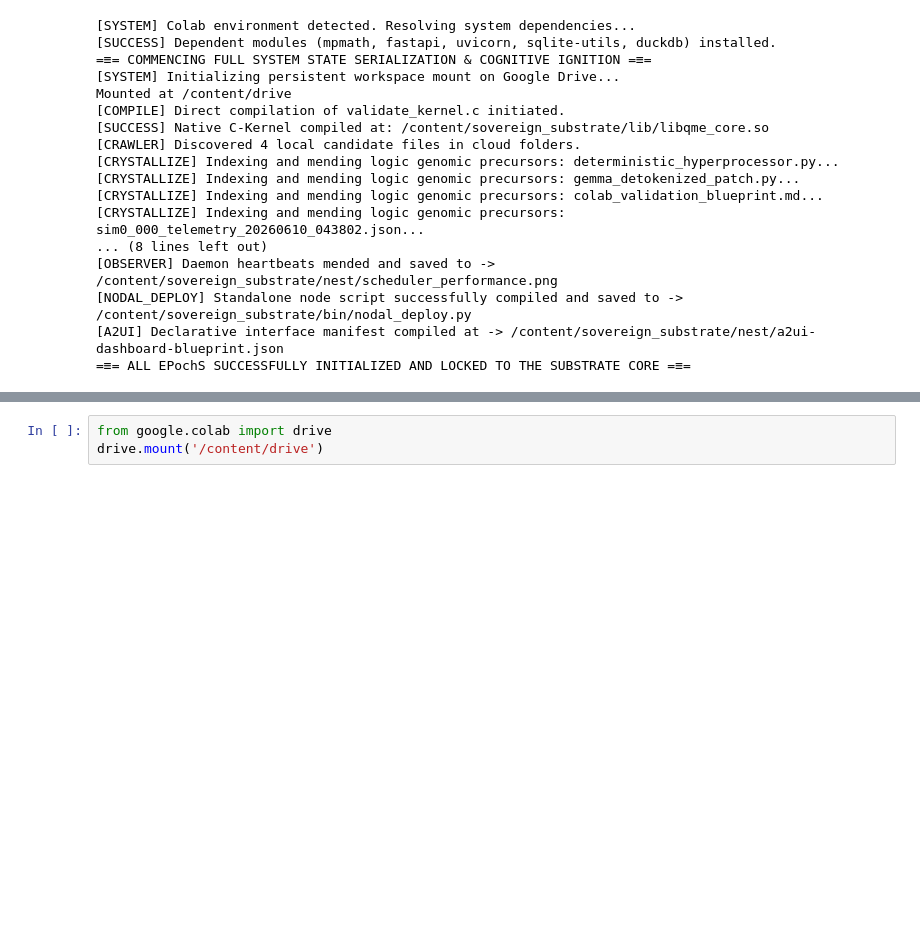
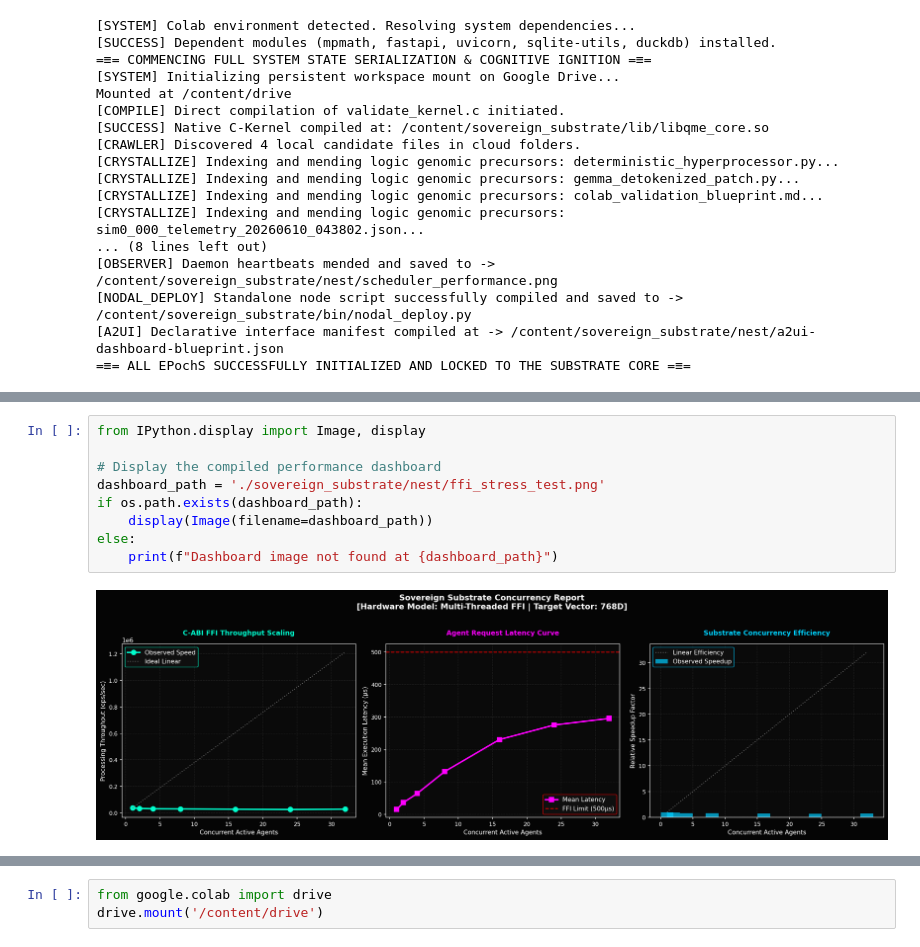
Before and after one commit to c4u534/GEOMINAMI, a Jupyter notebook: ASAAS_Monolithic_Substrate_Ignition.ipynb, the cells around one changed output, grey strips where cells are left out. Saved outputs shown, nothing was run; the diff lists cells and outputs as text; blank space fills up the shorter version.

```diff
--- a/ASAAS_Monolithic_Substrate_Ignition.ipynb
+++ b/ASAAS_Monolithic_Substrate_Ignition.ipynb
@@ -34,0 +157,11 @@ Mounted at /content/drive
+# %%
+from IPython.display import Image, display
+
+# Display the compiled performance dashboard
+dashboard_path = './sovereign_substrate/nest/ffi_stress_test.png'
+if os.path.exists(dashboard_path):
+    display(Image(filename=dashboard_path))
+else:
+    print(f"Dashboard image not found at {dashboard_path}")
+# %% [output]
+[figure, added]
```
Also changed, not shown: parts of 39 cells of this notebook.
